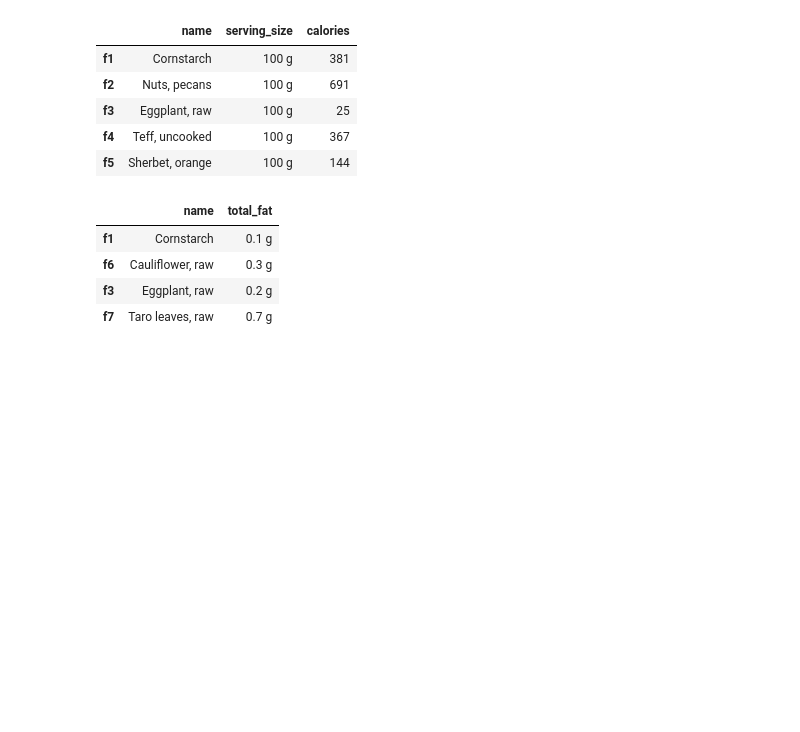
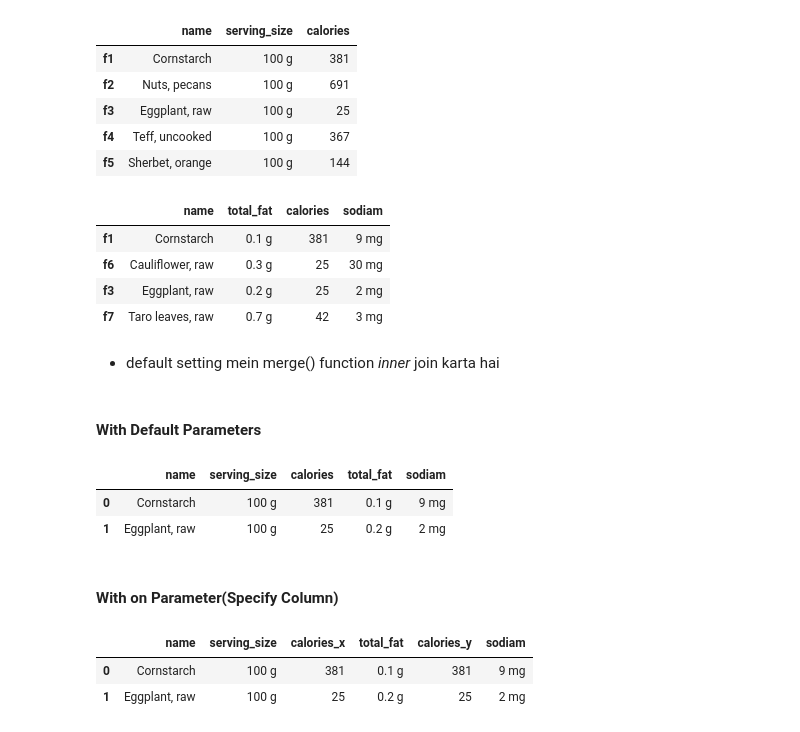
Before and after one commit to biyazejaan/Pandas_a_to_z, a Jupyter notebook: pandas_a_to_z.ipynb, the cells around one changed output. Drawn from its saved outputs; the diff is of its cells as text; code cells hidden in the pictures; blank space fills up the shorter version.

```diff
--- a/pandas_a_to_z.ipynb
+++ b/pandas_a_to_z.ipynb
@@ -1633,15 +1652,41 @@ df1
 # %%
 # Creating Second DataFrame
 food2 = {
     'name' :['Cornstarch','Cauliflower, raw','Eggplant, raw','Taro leaves, raw'],
     'total_fat' :['0.1 g', '0.3 g','0.2 g','0.7 g'],
+    'calories' :[381, 25, 25, 42],
+    'sodiam' :['9 mg','30 mg','2 mg','3 mg']
 }
 index_labels2 = ['f1','f6','f3','f7']
 df2 = pd.DataFrame(food2, index =index_labels2)
 df2
 # %% [output]
-|  | name | total_fat |
-| f1 | Cornstarch | 0.1 g |
-| f6 | Cauliflower, raw | 0.3 g |
-| f3 | Eggplant, raw | 0.2 g |
-| f7 | Taro leaves, raw | 0.7 g |
+|  | name | total_fat | calories | sodiam |
+| f1 | Cornstarch | 0.1 g | 381 | 9 mg |
+| f6 | Cauliflower, raw | 0.3 g | 25 | 30 mg |
+| f3 | Eggplant, raw | 0.2 g | 25 | 2 mg |
+| f7 | Taro leaves, raw | 0.7 g | 42 | 3 mg |
+# %% [markdown]
+- default setting mein merge() function *inner* join karta hai
+# %% [markdown]
+#### With Default Parameters
+# %%
+df3 = pd.merge(df1, df2)
+df3
+
+#df3 = df1.merge(df2)
+# %% [output]
+|  | name | serving_size | calories | total_fat | sodiam |
+| 0 | Cornstarch | 100 g | 381 | 0.1 g | 9 mg |
+| 1 | Eggplant, raw | 100 g | 25 | 0.2 g | 2 mg |
+# %% [markdown]
+#### With on Parameter(Specify Column)
+# %%
+
+# Merge DataFrames by Columns
+df4=pd.merge(df1,df2, on='name')
+df4
+# %% [output]
+|  | name | serving_size | calories_x | total_fat | calories_y | sodiam |
+| 0 | Cornstarch | 100 g | 381 | 0.1 g | 381 | 9 mg |
+| 1 | Eggplant, raw | 100 g | 25 | 0.2 g | 25 | 2 mg |
```
Also changed, not shown: parts of 25 cells of this notebook.
